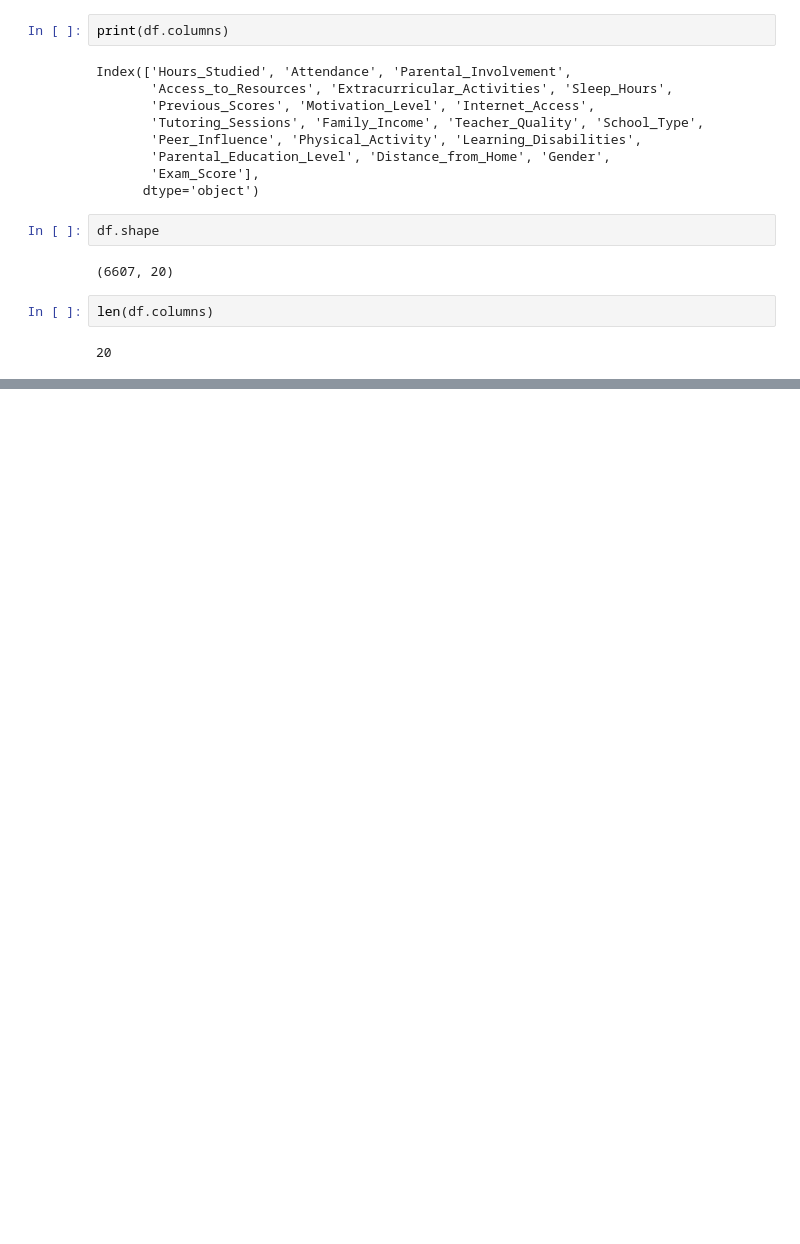
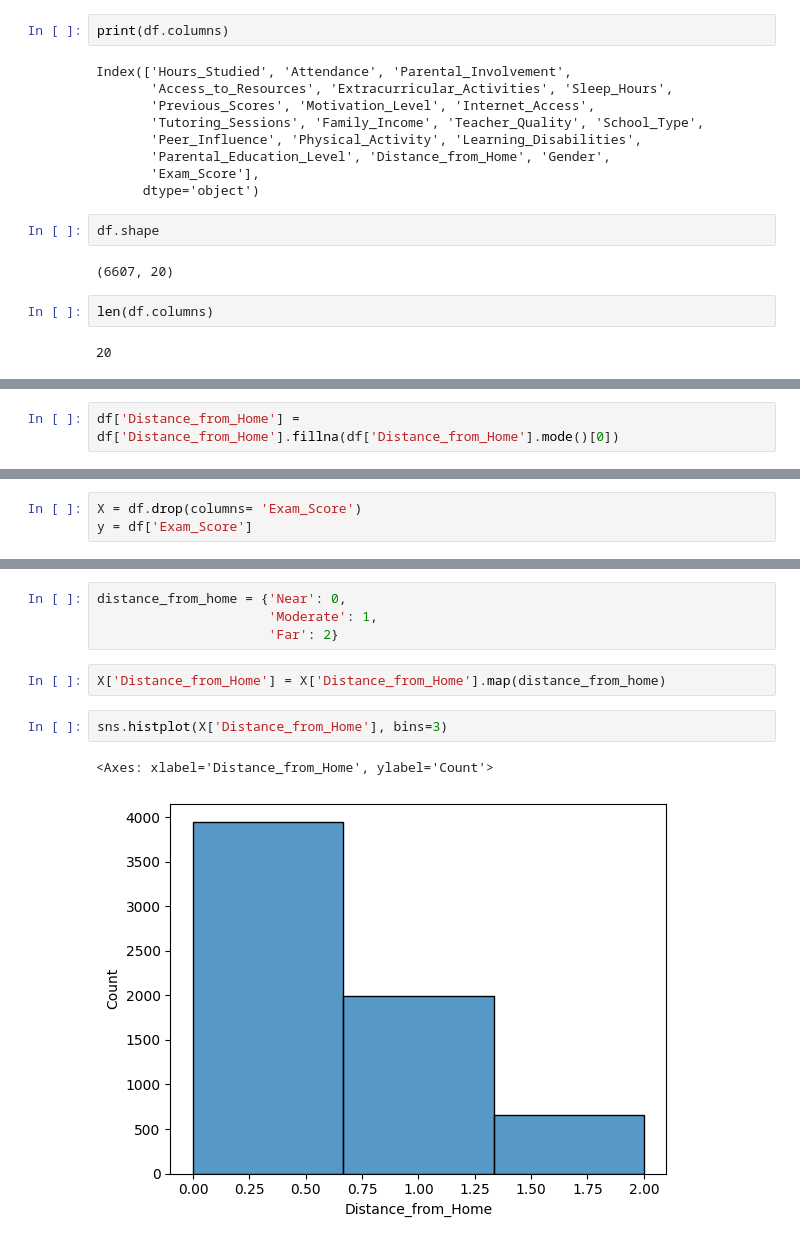
Before and after one commit to ishan-nag/Student-Performance, a Jupyter notebook: analysis.ipynb, the cells around one changed output, grey strips where cells are left out. Saved outputs shown, nothing was run; the diff lists cells and outputs as text; blank space fills up the shorter version.

```diff
--- a/analysis.ipynb
+++ b/analysis.ipynb
@@ -131,0 +171,2 @@ Name: G3, Length: 395, dtype: int64
+# %%
+df['Distance_from_Home'] = df['Distance_from_Home'].fillna(df['Distance_from_Home'].mode()[0])
@@ -131,0 +186,3 @@ Name: G3, Length: 395, dtype: int64
+# %%
+X = df.drop(columns= 'Exam_Score')
+y = df['Exam_Score']
@@ -131,0 +234,11 @@ Name: G3, Length: 395, dtype: int64
+# %%
+distance_from_home = {'Near': 0,
+                      'Moderate': 1,
+                      'Far': 2}
+# %%
+X['Distance_from_Home'] = X['Distance_from_Home'].map(distance_from_home)
+# %%
+sns.histplot(X['Distance_from_Home'], bins=3)
+# %% [output]
+<Axes: xlabel='Distance_from_Home', ylabel='Count'>
+[figure, added]
```
Also changed, not shown: parts of 72 cells of this notebook, 5 other files.
